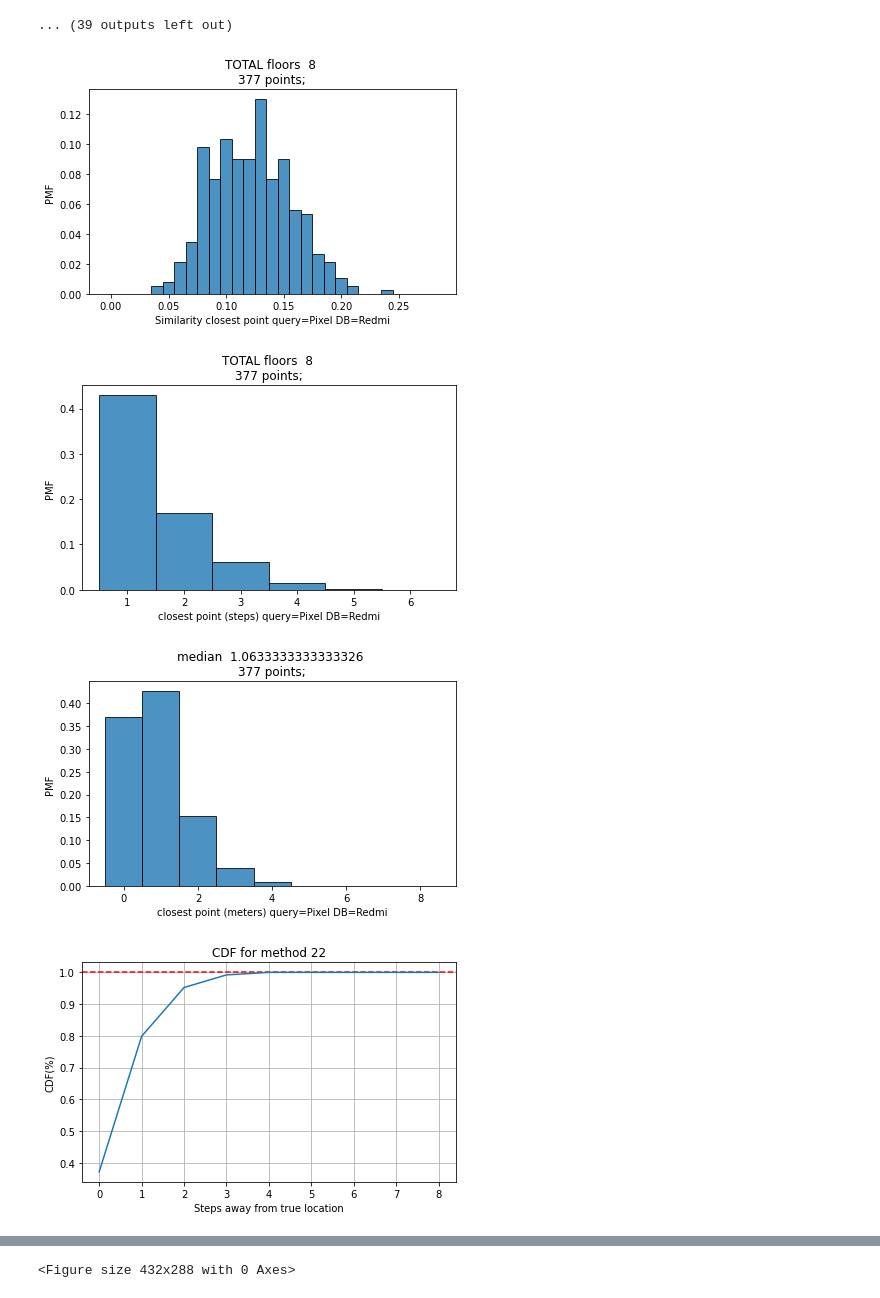
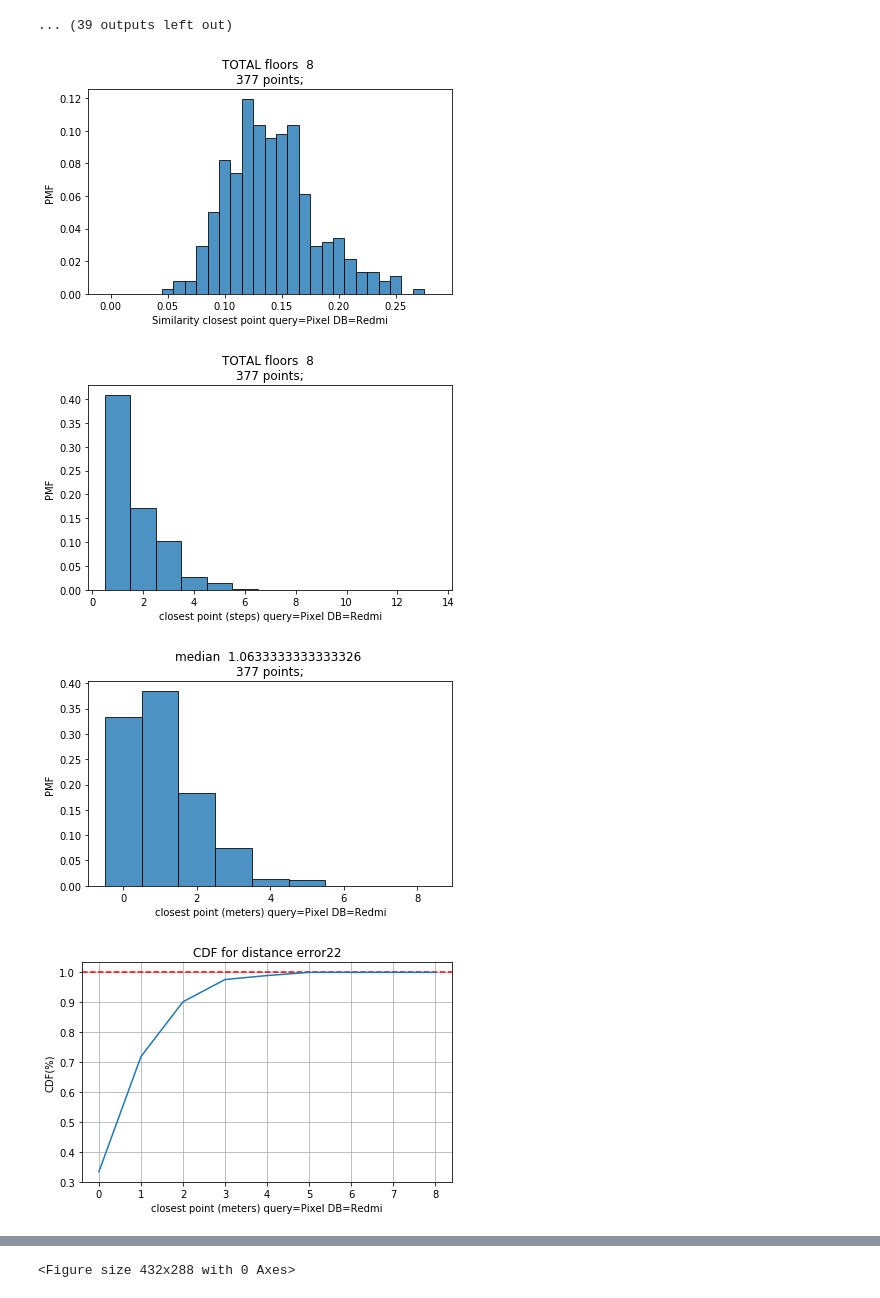
Before and after one commit to documenteinaer/similarity, a Jupyter notebook: similarity-studiu-loc.ipynb, the cells around one changed output, grey strips where cells are left out. Cells and saved outputs as stored; diff of their text form; code cells hidden in the pictures.

```diff
--- a/similarity-studiu-loc.ipynb
+++ b/similarity-studiu-loc.ipynb
@@ -82,9 +82,13 @@ def compare_locations(c1, c2, simil_method = braycurtis,  selection = 'Average')
     #wifi1 = c1['fingerprints'][random.randint(0,3)]['wifi']
     #wifi2 = c2['fingerprints'][random.randint(0,3)]['wifi']
 
+    # first & third - as if measuring twice at 180 degrees
+    wifi1 = merge_wifi_fingerprints([c1['fingerprints'][0], c1['fingerprints'][2]])['wifi']
+    wifi2 = merge_wifi_fingerprints([c2['fingerprints'][0], c2['fingerprints'][2]])['wifi']
+
     #merge all existing fingerprints for each collection
-    wifi1 = merge_wifi_fingerprints(c1['fingerprints'])['wifi']
-    wifi2 = merge_wifi_fingerprints(c2['fingerprints'])['wifi']
+    #wifi1 = merge_wifi_fingerprints(c1['fingerprints'])['wifi']
+    #wifi2 = merge_wifi_fingerprints(c2['fingerprints'])['wifi']
 
     # all power received by the query
     power1 = 0
@@ -276,13 +280,13 @@ fig = plt.figure()
 plt.bar(b[:-1], hist_sim, width=bin_width, ec='k', alpha=0.8)
 plt.xlabel("Similarity closest point query=Pixel DB=Redmi")
 plt.ylabel("PMF")
-plt.title("{} {} \n{}{}".format("TOTAL floors ", len(etaje), len(cl_sim), " points;"))
+plt.title("{} {} \n{}{}".format("TOTAL floors ", len(retaje), len(cl_sim), " points;"))
 plt.tight_layout()
 plt.show()
 #    fig.savefig(f"{method}-{len(etaje)}.pdf", bbox_inches='tight')
 #    print("Percentages: ", hist_away)
 
-b = np.arange(1, 8, 1) # Bins of histogram - from 1 to 5
+b = np.arange(1, 15, 1) # Bins of histogram - from 1 to 5
 bin_width = b[1] - b[0]
 hist_sim, bins_out = np.histogram(np.array(cl_steps), b, density=False)
 hist_sim = hist_sim / len(cl_sim)
@@ -290,42 +294,42 @@ fig = plt.figure()
 plt.bar(b[:-1], hist_sim, width=bin_width, ec='k', alpha=0.8)
 plt.xlabel("closest point (steps) query=Pixel DB=Redmi")
 plt.ylabel("PMF")
-plt.title("{} {} \n{}{}".format("TOTAL floors ", len(etaje), len(cl_sim), " points;"))
+plt.title("{} {} \n{}{}".format("TOTAL floors ", len(retaje), len(cl_sim), " points;"))
 plt.tight_layout()
 plt.show()
 #    fig.savefig(f"{method}-{len(etaje)}.pdf", bbox_inches='tight')
 #    print("Percentages: ", hist_away)
 
 
 
 b = np.arange(0, 10, 1) # Bins of histogram - from 1 to 5
 bin_width = b[1] - b[0]
 hist_sim, bins_out = np.histogram(np.array(cl_dist), b, density=False)
 hist_sim = hist_sim / len(cl_sim)
 fig = plt.figure()
 plt.bar(b[:-1], hist_sim, width=bin_width, ec='k', alpha=0.8)
 plt.xlabel("closest point (meters) query=Pixel DB=Redmi")
 plt.ylabel("PMF")
 plt.title("{} {} \n{}{}".format("median ", np.median(cl_dist), len(cl_sim), " points;"))
 plt.tight_layout()
 plt.show()
 #    fig.savefig(f"{method}-{len(etaje)}.pdf", bbox_inches='tight')
 #    print("Percentages: ", hist_away)
 
 cdf=np.cumsum(hist_sim)
 plt.axhline(y=1, color='r', linestyle='--')
 plt.xlabel("closest point (meters) query=Pixel DB=Redmi")
 plt.ylabel("CDF(%)")
 plt.title("{}{}".format("CDF for distance error", 22))
 plt.plot(b[:-1], cdf)
 plt.grid(True)
 plt.tight_layout()
 plt.show()
 # %% [output]
-[figure, old version]
+[figure, new version]
-[figure, old version]
+[figure, new version]
-[figure, old version]
+[figure, new version]
-[figure, old version]
+[figure, new version]
 # %%
 #  query = Redmi
 #  DB = Pixel
```
Also changed, not shown: parts of 2 cells of this notebook, 2 other files.
